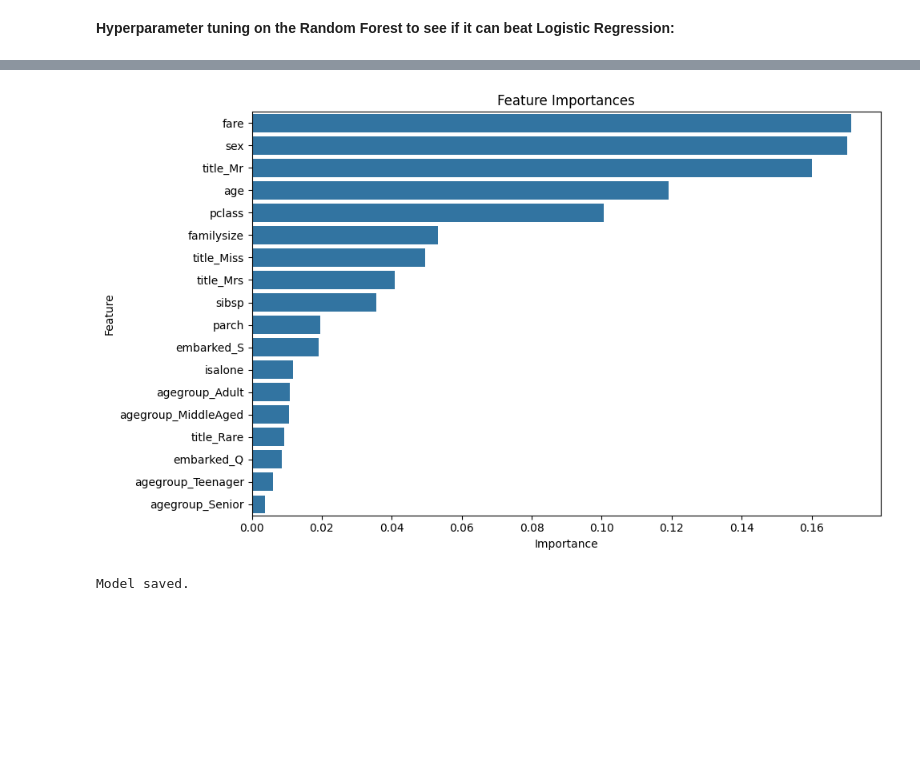
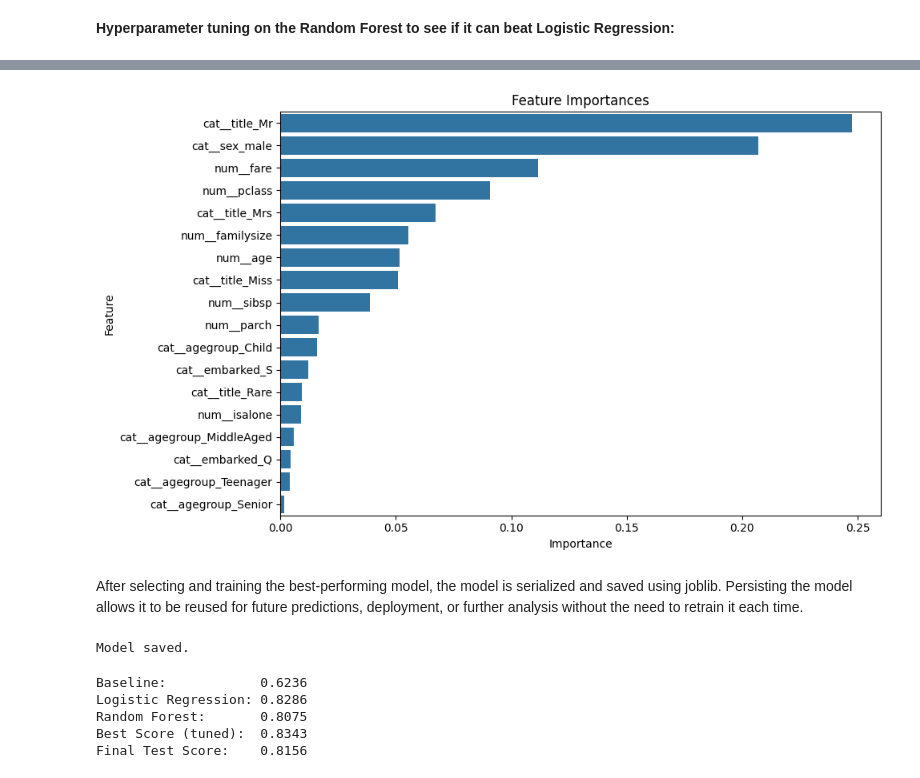
Before and after one commit to MaykInvest/Titanic-analysis, a Jupyter notebook: analysis.ipynb, the cells around one changed output, grey strips where cells are left out. Cells and saved outputs as stored; diff of their text form; code cells hidden in the pictures; blank space fills up the shorter version.

Commit message:
adjust the pipeline to avoid data leakage, and improve the model with hyperparameter tunig on the Random Forest

```diff
--- a/analysis.ipynb
+++ b/analysis.ipynb
@@ -285,10 +290,6 @@ Master     40
 Rare       23
 Name: count, dtype: int64
 # %%
-df2['Age'] = df2['Age'].fillna(df2['Age'].median()) # Fill missing values in Age using the median
-
-df2['Embarked'] = df2['Embarked'].fillna(df2['Embarked'].mode()[0]) # Fill missing values in 'Embarked' with the most frequent value (mode) of that column.
-
 df2 = df2.drop(columns=['PassengerId', 'Name', 'Ticket', 'Cabin']) # Drop non-useful / high-cardinality text columns
 # %%
 # -----------------------------------------------------------------------------
@@ -347,8 +348,6 @@ Name: count, dtype: int64
 # Here we fill with median so the binning step doesn't fail on NaN.
 # If you've already filled Age earlier in your notebook, skip the fillna line.
 # -----------------------------------------------------------------------------
-
-df2['Age'] = df2['Age'].fillna(df2['Age'].median())
 
 age_bins   = [0,   12,  18,  35,  60,  np.inf]
 age_labels = ['Child', 'Teenager', 'Adult', 'MiddleAged', 'Senior']
@@ -517,6 +523,14 @@ cv = StratifiedKFold(n_splits=5, shuffle=True, random_state=42)
 # %%
-pipeline = Pipeline(steps=[
-    ('preprocessor', ColumnTransformer(transformers=[ ('cat', OneHotEncoder(drop='first'), ['sex', 'embarked', 'title', 'agegroup']), ])),
-    ('model', RandomForestClassifier(random_state=42))])
+numeric_features     = ['age', 'fare', 'familysize', 'pclass', 'sibsp', 'parch', 'isalone']
+categorical_features = ['sex', 'embarked', 'title', 'agegroup']
 
-pipeline.fit(X_train, y_train)
+preprocessor = ColumnTransformer(transformers=[
+    ('num', Pipeline(steps=[
+        ('imputer', SimpleImputer(strategy='median')),
+        ('scaler', StandardScaler())
+    ]), numeric_features),
+    ('cat', Pipeline(steps=[
+        ('imputer', SimpleImputer(strategy='most_frequent')),
+        ('encoder', OneHotEncoder(drop='first', handle_unknown='ignore'))
+    ]), categorical_features)
+])
@@ -565,20 +587,21 @@ Random Forest:       0.8193
 **Hyperparameter tuning on the Random Forest to see if it can beat Logistic Regression:**
 # %%
 param_grid = {
-    'n_estimators': [100, 200],
-    'max_depth': [None, 5, 10],
-    'min_samples_split': [2, 5],
-}
+    'model__n_estimators': [100, 200],
+    'model__max_depth': [None, 5, 10],
+    'model__min_samples_split': [2, 5],}
 
 grid = GridSearchCV(
-    estimator=RandomForestClassifier(random_state=42),
+    estimator=Pipeline(steps=[
+        ('preprocessor', preprocessor),
+        ('model', RandomForestClassifier(random_state=42))
+    ]),
     param_grid=param_grid,
     cv=cv,
     scoring='accuracy',
-    n_jobs=-1
-)
+    n_jobs=-1)
 
-grid.fit(X, y)
+grid.fit(X_train, y_train)
 
 print(f"Logistic Regression: {lr_scores.mean():.4f}")
 print()
@@ -623,21 +678,37 @@ plt.show()
 # %%
+feature_names = best_model.named_steps['preprocessor'].get_feature_names_out()
+
 importances = pd.DataFrame({
-    'Feature': X.columns,
-    'Importance': best_model.feature_importances_
+    'Feature': feature_names,
+    'Importance': best_model.named_steps['model'].feature_importances_
 }).sort_values('Importance', ascending=False)
 
 plt.figure(figsize=(10, 6))
 sns.barplot(data=importances, x='Importance', y='Feature')
 plt.title('Feature Importances')
 plt.tight_layout()
 plt.show()
 # %% [output]
-[figure, old version]
+[figure, new version]
+# %% [markdown]
+After selecting and training the best-performing model, the model is serialized and saved using joblib. Persisting the model allows it to be reused for future predictions, deployment, or further analysis without the need to retrain it each time.
 # %%
 joblib.dump(best_model, 'titanic_model.pkl')
 print("Model saved.")
 # %% [output]
 Model saved.
+# %%
+print(f"Baseline:            {dummy_scores.mean():.4f}")
+print(f"Logistic Regression: {lr_scores.mean():.4f}")
+print(f"Random Forest:       {rf_scores.mean():.4f}")
+print(f"Best Score (tuned):  {grid.best_score_:.4f}")
+print(f"Final Test Score:    {best_model.score(X_test, y_test):.4f}")
+# %% [output]
+Baseline:            0.6236
+Logistic Regression: 0.8286
+Random Forest:       0.8075
+Best Score (tuned):  0.8343
+Final Test Score:    0.8156
 # %% [markdown]
 ## 📝 Conclusion
 
```
Also changed, not shown: parts of 26 cells of this notebook, 2 other files.
